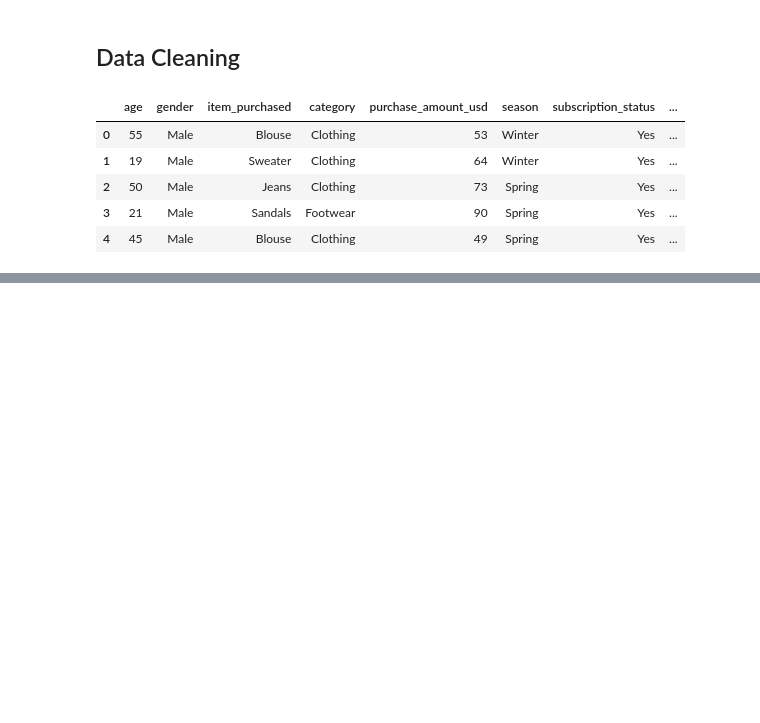
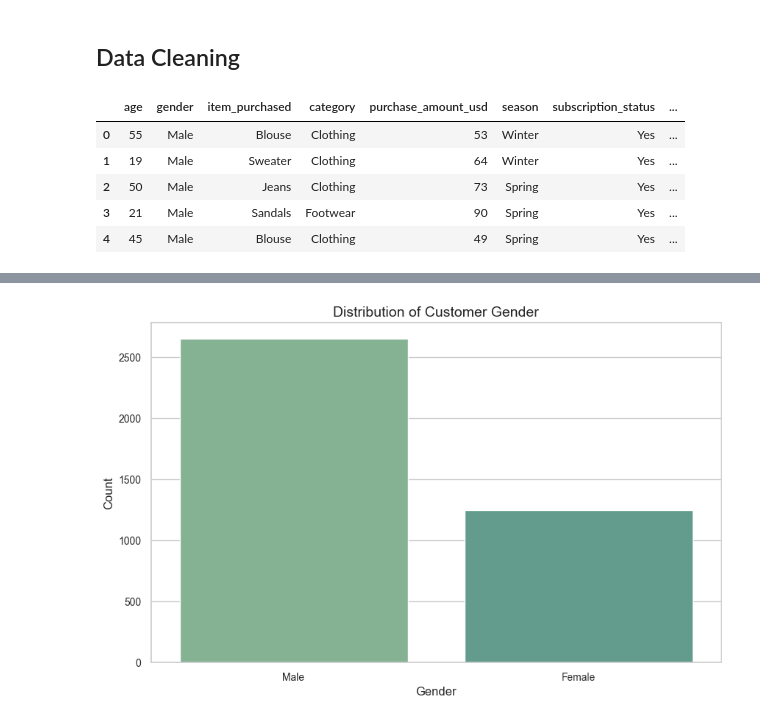
Before and after one commit to profadept/ecommerce-analysis, a Jupyter notebook: notebooks/analysis.ipynb, the cells around one changed output, grey strips where cells are left out. Saved outputs shown, nothing was run; the diff lists cells and outputs as text; code cells hidden in the pictures; blank space fills up the shorter version.

```diff
--- a/notebooks/analysis.ipynb
+++ b/notebooks/analysis.ipynb
@@ -823,0 +142,17 @@ This Exploratory Data Analysis (EDA) investigated the `Shopping Behavior Dataset
+# %%
+sns.countplot(
+    data=data,
+    x="gender",
+    hue="gender",
+    order=data["gender"].value_counts().index,
+    legend=False,
+)
+
+plt.title("Distribution of Customer Gender")
+plt.xlabel("Gender")
+plt.ylabel("Count")
+
+plt.savefig(FIGURES_PATH / "02_gender_distribution.png" , dpi=300, bbox_inches="tight")
+plt.show()
+# %% [output]
+[figure, added]
```
Also changed, not shown: parts of 45 cells of this notebook.
